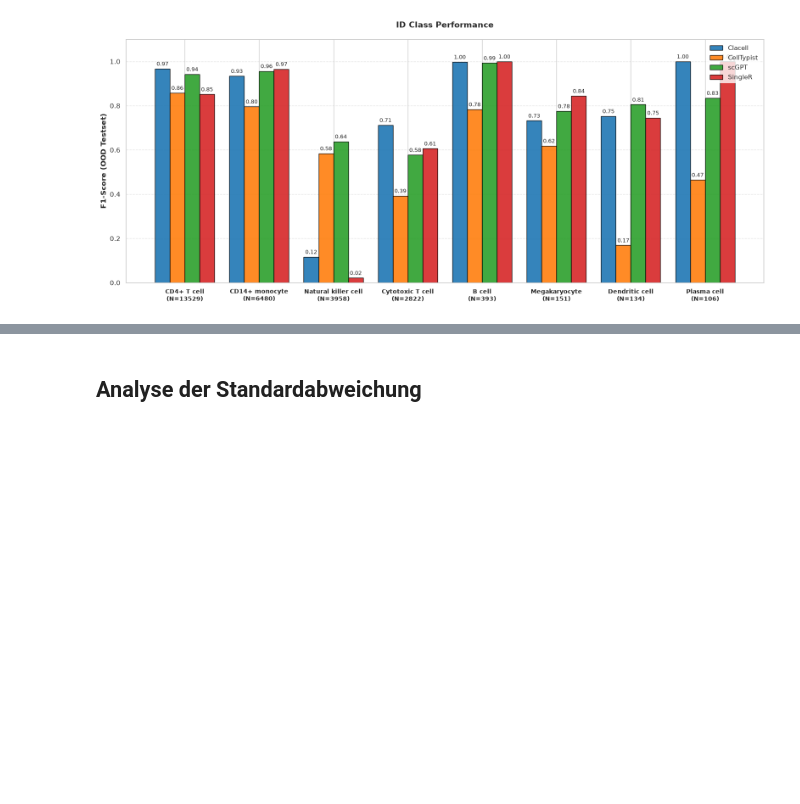
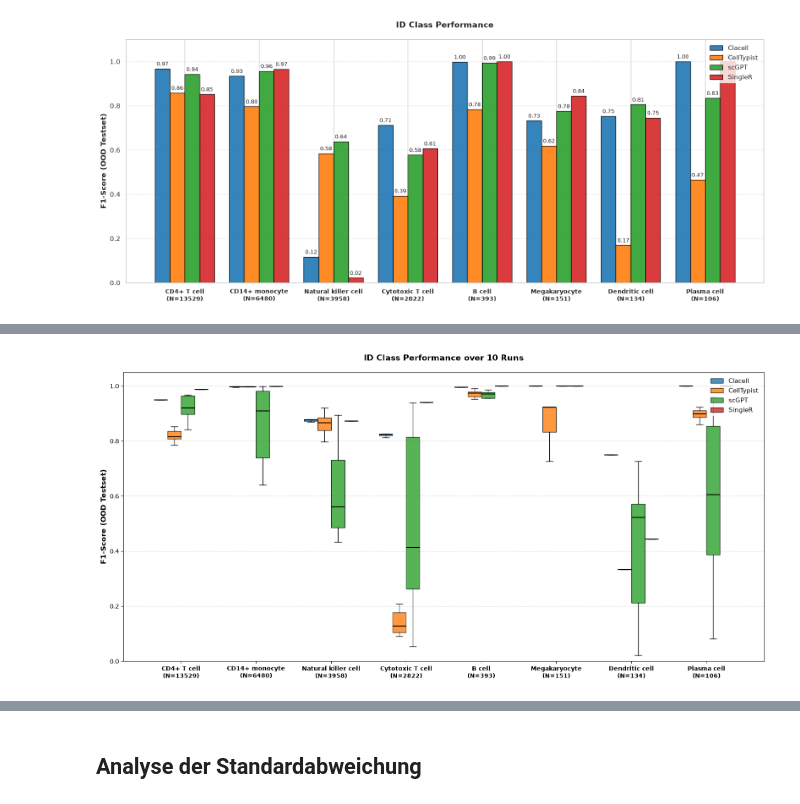
Before and after one commit to Boolean-true/CLACELL, a Jupyter notebook: evaluation/plot_robustness_results.ipynb, the cells around one changed output, grey strips where cells are left out. Cells and saved outputs as stored; diff of their text form; code cells hidden in the pictures; blank space fills up the shorter version.

Commit message:
add preprocessing subsection and start with results section in report

```diff
--- a/evaluation/plot_robustness_results.ipynb
+++ b/evaluation/plot_robustness_results.ipynb
@@ -683,0 +686,89 @@ plt.show()
+# %%
+import pandas as pd
+import numpy as np
+import matplotlib.pyplot as plt
+
+def extract_runs_from_csv(csv_path, distribution, category, metric, cell_types):
+    """
+    Lädt die CSV und extrahiert die ersten 10 Zeilen (die 10 Runs)
+    für jeden Zelltyp anhand des MultiIndex-Pfades.
+    """
+    # CSV mit 4 Header-Zeilen laden
+    df = pd.read_csv(csv_path, header=[0, 1, 2, 3], index_col=0)
+
+    # Filtere nur die ersten 10 Zeilen (Index 0 bis 9), da dies die Einzelruns sind
+    df_runs = df.iloc[:10]
+
+    data_for_boxplot = []
+    for cell in cell_types:
+        # MultiIndex-Pfad zusammensetzen
+        col_path = (distribution, category, cell, metric)
+        try:
+            # Spalte extrahieren, in Float umwandeln und als Liste anfügen
+            values = df_runs[col_path].astype(float).tolist()
+            data_for_boxplot.append(values)
+        except KeyError:
+            print(f"Warnung: Pfad {col_path} nicht gefunden. Fülle mit Nullen.")
+            data_for_boxplot.append([0.0] * 10)
+
+    return data_for_boxplot
+
+
+# --- 1. DATEN VORBEREITEN ---
+clacell_csv_file = '../training/results/custom_ensemble_linsvc/combined_result.csv'
+celltypist_csv_file = '../training/results/celltypist/combined_results.csv'
+scGPT_csv_file = '../training/results/scgpt/combined_results.csv'
+singler_csv_file = '../training/results/singler/combined_result.csv'
+
+cell_types = ['CD4+ T cell', 'CD14+ monocyte', 'Natural killer cell', 'Cytotoxic T cell', 'B cell', 'Megakaryocyte', 'Dendritic cell', 'Plasma cell']
+support_train = [13529, 6480, 3958, 2822, 393, 151, 134, 106]
+x_labels = [f"{cell}\n(N={sup})" for cell, sup in zip(cell_types, support_train)]
+
+# Extrahiere die Daten für die 4 Modelle.
+# WICHTIG: Ersetze 'Classification Report', 'Baseline', etc. mit den exakten Kategorie-Namen aus deiner CSV,
+# die deinen Modellen (Clacell, CellTypist, scGPT, SingleR) entsprechen!
+runs_model1 = extract_runs_from_csv(clacell_csv_file, 'In-Distribution', 'Classification Report', 'f1-score', cell_types)
+runs_model2 = extract_runs_from_csv(celltypist_csv_file, 'In-Distribution', 'Classification Report', 'f1-score', cell_types)
+runs_model3 = extract_runs_from_csv(scGPT_csv_file, 'In-Distribution', 'Classification Report', 'f1-score', cell_types)
+runs_model4 = extract_runs_from_csv(singler_csv_file, 'In-Distribution', 'Classification Report', 'f1-score', cell_types)
+
+
+# --- 2. BOXPLOT ZEICHNEN ---
+x = np.arange(len(cell_types))
+width = 0.18  # Breite der Boxen
+
+fig, ax = plt.subplots(figsize=(16, 8))
+
+# Hilfsfunktion für einheitliches Boxplot-Styling
+def draw_boxplot(data, position_offset, facecolor):
+    return ax.boxplot(data, positions=x + position_offset, widths=width,
+                      patch_artist=True, showfliers=False,
+                      boxprops=dict(facecolor=facecolor, color='black', alpha=0.8),
+                      medianprops=dict(color='black', linewidth=1.5))
+
+# Boxplots für die 4 Modelle auf der X-Achse verschoben platzieren
+bp1 = draw_boxplot(runs_model1, -1.5 * width, '#1f77b4')  # Blau (Clacell)
+bp2 = draw_boxplot(runs_model2, -0.5 * width, '#ff7f0e')  # Orange (CellTypist)
+bp3 = draw_boxplot(runs_model3,  0.5 * width, '#2ca02c')  # Grün (scGPT)
+bp4 = draw_boxplot(runs_model4,  1.5 * width, '#d62728')  # Rot (SingleR)
+
+# Achsenbeschriftungen und Layout
+ax.set_ylabel('F1-Score (OOD Testset)', fontsize=12, weight='bold')
+ax.set_title('ID Class Performance over 10 Runs', fontsize=14, pad=20, weight='bold')
+ax.set_xticks(x)
+ax.set_xticklabels(x_labels, fontsize=10, weight='bold')
+ax.set_ylim(0, 1.05)
+ax.grid(axis='y', linestyle='--', alpha=0.5)
+
+# Legende (Verknüpft die gezeichneten Boxen mit den Modellnamen)
+ax.legend([bp1["boxes"][0], bp2["boxes"][0], bp3["boxes"][0], bp4["boxes"][0]],
+          ['Clacell', 'CellTypist', 'scGPT', 'SingleR'],
+          loc='upper right', fontsize=11, frameon=True, facecolor='white', edgecolor='none')
+
+plt.tight_layout()
+
+plt.savefig('cell_types_box_plot.png')
+
+plt.show()
+# %% [output]
+[figure, added]
```
Also changed, not shown: parts of 5 cells of this notebook, 16 other files.
